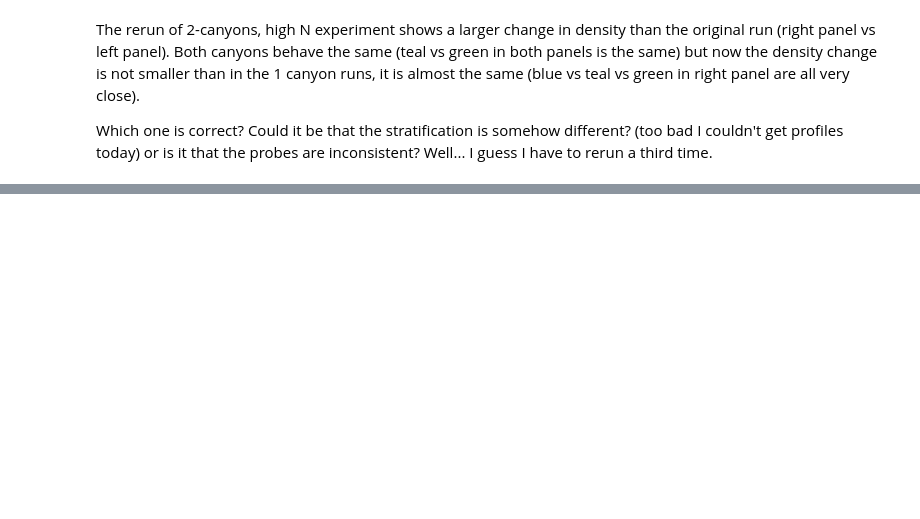
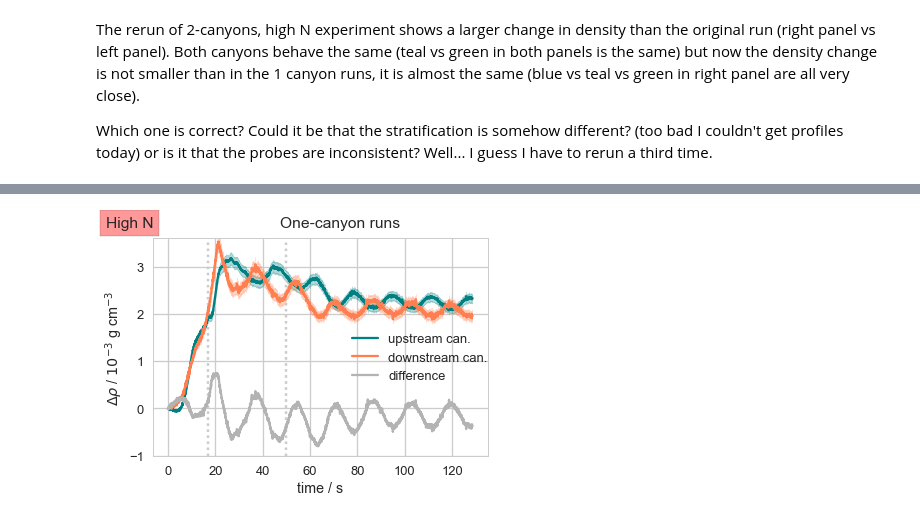
Before and after one commit to UBC-MOAD/MultipleCanyons, a Jupyter notebook: lab/Conduino/Calibration/notebooks/exp_09apr19.ipynb, the cells around one changed output, grey strips where cells are left out. Saved outputs shown, nothing was run; the diff lists cells and outputs as text; code cells hidden in the pictures; blank space fills up the shorter version.

```diff
--- a/lab/Conduino/Calibration/notebooks/exp_09apr19.ipynb
+++ b/lab/Conduino/Calibration/notebooks/exp_09apr19.ipynb
@@ -415,0 +522,48 @@ Which one is correct? Could it be that the stratification is somehow different?
+# %%
+err_ANK1 = 0.04
+err_ANK2 = 0.05
+
+sns.set_context('talk')
+
+fig, (ax0) = plt.subplots(1,1, figsize=(6,4), sharey=True)
+
+plot_uprofile(ax0)
+plot_uprofile(ax1)
+
+filepath_ups = '../../exp_04apr19/experiment.mat'
+filepath_dns = '../../exp_06apr19/experiment.mat'
+
+plot_uprofile(ax0)
+mat_ups = sio.loadmat(filepath_ups, squeeze_me=True)
+P1_ups = mat_ups['ch1']
+time_ups = mat_ups['time']
+
+mat_dns = sio.loadmat(filepath_dns, squeeze_me=True)
+P2_dns = mat_dns['ch2']
+time_dns = mat_dns['time']
+
+err_plus_ups1 = (dens_ANK1(P1_ups)-dens_ANK1(P1_ups)[0])+err_ANK1*(dens_ANK1(P1_ups)-dens_ANK1(P1_ups)[0])
+err_minu_ups1 = (dens_ANK1(P1_ups)-dens_ANK1(P1_ups)[0])-err_ANK1*(dens_ANK1(P1_ups)-dens_ANK1(P1_ups)[0])
+
+ax0.plot(time_ups,(dens_ANK1(P1_ups)-dens_ANK1(P1_ups)[0])*1E3, label='upstream can.', color='teal')
+ax0.fill_between(time, err_minu_ups1*1E3, err_plus_ups1*1E3, color='teal', alpha=0.3)
+
+err_plus_dns1 = (dens_ANK2(P2_dns)-dens_ANK2(P2_dns)[0])+err_ANK2*(dens_ANK2(P2_dns)-dens_ANK2(P2_dns)[0])
+err_minu_dns1 = (dens_ANK2(P2_dns)-dens_ANK2(P2_dns)[0])-err_ANK2*(dens_ANK2(P2_dns)-dens_ANK2(P2_dns)[0])
+
+ax0.plot(time_dns,(dens_ANK2(P2_dns)-dens_ANK2(P2_dns)[0])*1E3,'-', label='downstream can.' , color='coral')
+ax0.fill_between(time, err_minu_dns1*1E3, err_plus_dns1*1E3, color='coral', alpha=0.3)
+
+ax0.plot(time_dns,((dens_ANK2(P2_dns)-dens_ANK2(P2_dns)[0])-(dens_ANK1(P1_ups)-dens_ANK1(P1_ups)[0]))*1E3,
+         '-', label='difference' , color='0.7')
+
+ax0.legend(bbox_to_anchor = (0.56,0.45))
+ax0.set_ylabel(r'$\Delta \rho$ / $10^{-3}$ g cm$^{-3}$ ')
+ax0.set_xlabel('time / s')
+ax0.text(0.38,1.05,'One-canyon runs',transform=ax0.transAxes)
+ax0.text(-0.14,1.05,'High N',transform=ax0.transAxes, bbox={'facecolor':'red', 'alpha':0.4, 'pad':6})
+ax0.set_ylim(-1,3.6)
+fig.patch.set_facecolor('white')
+fig.savefig('figures/high_N_1can_difference.pdf', format='pdf',dpi=150, facecolor=fig.get_facecolor())
+# %% [output]
+[figure, added]
```
Also changed, not shown: parts of 12 cells of this notebook, 3 other files.
